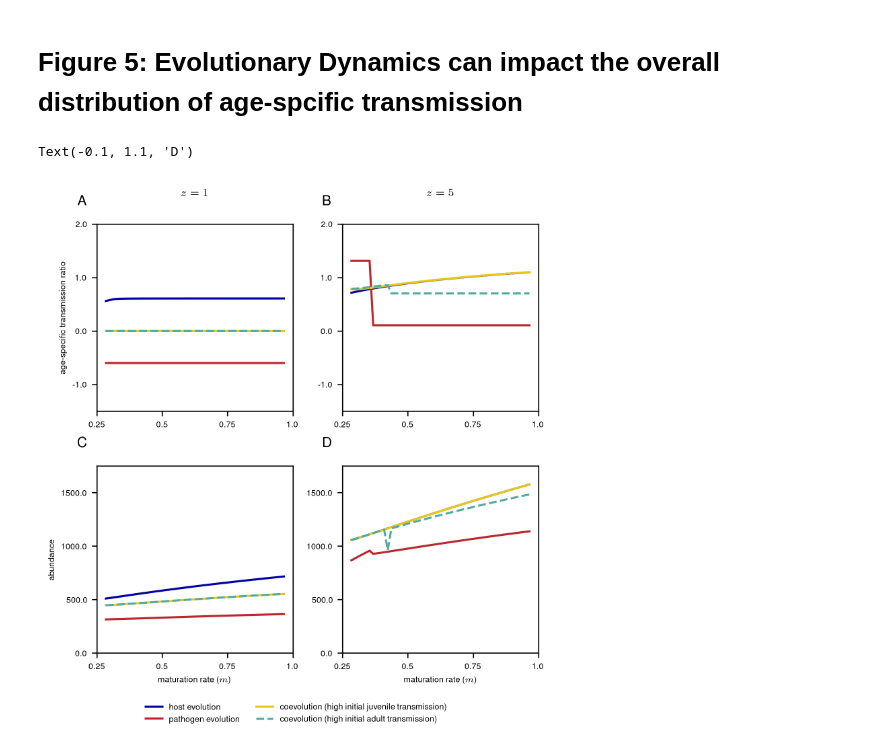
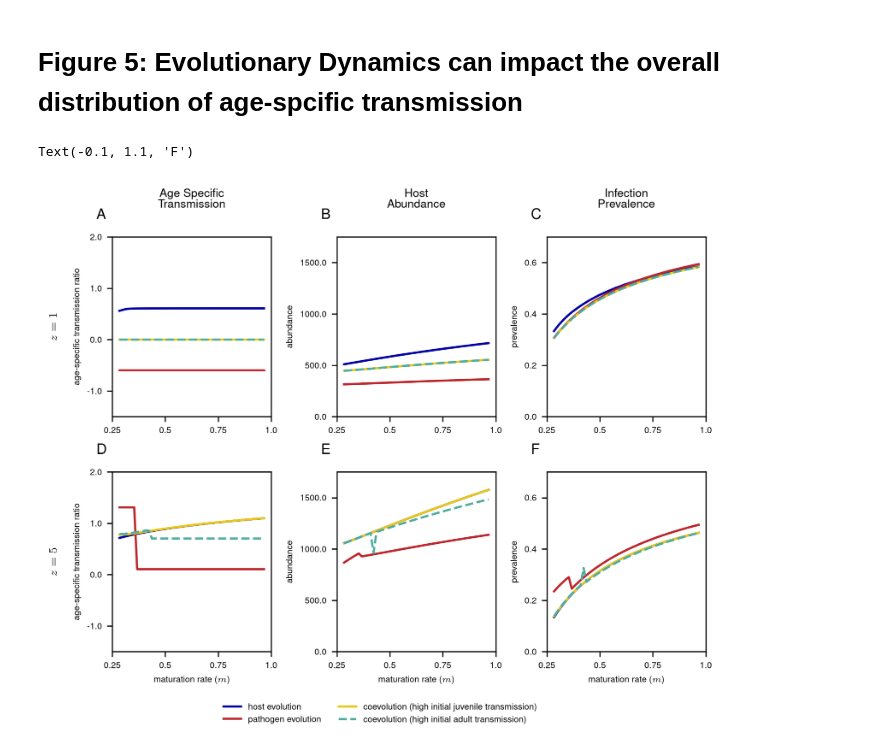
Before and after one commit to svhulse/transmission-coevolution, a Jupyter notebook: figures_main.ipynb, the cells around one changed output. Saved outputs shown, nothing was run; the diff lists cells and outputs as text; code cells hidden in the pictures.

```diff
--- a/figures_main.ipynb
+++ b/figures_main.ipynb
@@ -150,7 +150,7 @@ path_raster = RasterAnalysis(path_path, arg_x='m', arg_y='z')
 coevol_raster_50 = RasterAnalysis(coevol_path_50, arg_x='m', arg_y='z')
 coevol_raster_60 = RasterAnalysis(coevol_path_60, arg_x='m', arg_y='z')
 # %%
-fig, ax = plt.subplots(figsize=(5,5), ncols=2, nrows=2, layout='compressed')
+fig, ax = plt.subplots(ncols=2, nrows=2, layout='compressed')
 
 S_host, I_host, = host_raster.evol_plot()
 S_path, I_path, = path_raster.evol_plot()
@@ -316,13 +316,15 @@ path_raster = RasterAnalysis(path_path, arg_x='m', arg_y='z')
 coevol_raster_50 = RasterAnalysis(coevol_path_50, arg_x='m', arg_y='z')
 coevol_raster_60 = RasterAnalysis(coevol_path_60, arg_x='m', arg_y='z')
 # %%
-fig, ax = plt.subplots(figsize=(5, 5), ncols=3, nrows=2, layout='compressed')
+fig, ax = plt.subplots(ncols=3, nrows=2, layout='compressed')
 
 z_1 = 1
 z_2 = 5
 
 ind_1 = np.argmin((coevol_raster_60.y_vals - z_1)**2)
 ind_2 = np.argmin((coevol_raster_60.y_vals - z_2)**2)
+
+inds = [ind_1, ind_2]
 
 def label_xaxis(ax, n_ticks=4):
     m_vals = coevol_raster_60.x_vals
@@ -344,72 +346,61 @@ coevol_ratio_60 = np.log10(betaj_coevol_60 / betaa_coevol_60)
 coevol_ratio_50 = np.log10(betaj_coevol_50 / betaa_coevol_50)
 
 
 Sj_h, Sa_h, Ij_h, Ia_h = host_raster.abundance()
 Sj_p, Sa_p, Ij_p, Ia_p = path_raster.abundance()
 Sj_60c, Sa_60c, Ij_60c, Ia_60c = coevol_raster_60.abundance()
 Sj_50c, Sa_50c, Ij_50c, Ia_50c = coevol_raster_50.abundance()
 
 
-ax[0,0].plot(host_ratio[ind_1,:], label='host evolution', color=host_color)
-ax[0,0].plot(path_ratio[ind_1,:], label='pathogen evolution', color=path_color)
-ax[0,0].plot(coevol_ratio_60[ind_1,:], label='coevolution (high initial juvenile transmission)', color=coevol_color)
-ax[0,0].plot(coevol_ratio_50[ind_1,:], label='coevolution (high initial adult transmission)', color=coevol_color_2, linestyle='--')
+for i in range(2):
+    ax[i,0].plot(host_ratio[inds[i],:], label='host evolution', color=host_color)
+    ax[i,0].plot(path_ratio[inds[i],:], label='pathogen evolution', color=path_color)
+    ax[i,0].plot(coevol_ratio_60[inds[i],:], label='coevolution (high initial juvenile transmission)', color=coevol_color)
+    ax[i,0].plot(coevol_ratio_50[inds[i],:], label='coevolution (high initial adult transmission)', color=coevol_color_2, linestyle='--')
 
+    ax[i,1].plot((Sj_h+Sa_h+Ij_h+Ia_h)[inds[i],:], label='host evolution', color=host_color)
+    ax[i,1].plot((Sj_p+Sa_p+Ij_p+Ia_p)[inds[i],:], label='pathogen evolution', color=path_color)
+    ax[i,1].plot((Sj_60c+Sa_60c+Ij_60c+Ia_60c)[inds[i],:], label='coevolution (high initial juvenile)', color=coevol_color)
+    ax[i,1].plot((Sj_50c+Sa_50c+Ij_50c+Ia_50c)[inds[i],:], label='coevolution (high initial adult)', color=coevol_color_2, linestyle='--')
 
-ax[0,1].plot(host_ratio[ind_2,:], label='host evolution', color=host_color)
-ax[0,1].plot(path_ratio[ind_2,:], label='pathogen evolution', color=path_color)
-ax[0,1].plot(coevol_ratio_60[ind_2,:], label='coevolution (high initial juvenile)', color=coevol_color)
-ax[0,1].plot(coevol_ratio_50[ind_2,:], label='coevolution (high initial adult)', color=coevol_color_2, linestyle='--')
+    ax[i,2].plot(((Ij_h+Ia_h)/(Sj_h+Sa_h+Ij_h+Ia_h))[inds[i],:], label='host evolution', color=host_color)
+    ax[i,2].plot(((Ij_p+Ia_p)/(Sj_p+Sa_p+Ij_p+Ia_p))[inds[i],:], label='pathogen evolution', color=path_color)
+    ax[i,2].plot(((Ij_60c+Ia_60c)/(Sj_60c+Sa_60c+Ij_60c+Ia_60c))[inds[i],:], label='coevolution (high initial juvenile)', color=coevol_color)
+    ax[i,2].plot(((Ij_50c+Ia_50c)/(Sj_50c+Sa_50c+Ij_50c+Ia_50c))[inds[i],:], label='coevolution (high initial adult)', color=coevol_color_2, linestyle='--')
 
-ax[1,0].plot((Sj_h+Sa_h+Ij_h+Ia_h)[ind_1,:], label='host evolution', color=host_color)
-ax[1,0].plot((Sj_p+Sa_p+Ij_p+Ia_p)[ind_1,:], label='pathogen evolution', color=path_color)
-ax[1,0].plot((Sj_60c+Sa_60c+Ij_60c+Ia_60c)[ind_1,:], label='coevolution (high initial juvenile)', color=coevol_color)
-ax[1,0].plot((Sj_50c+Sa_50c+Ij_50c+Ia_50c)[ind_1,:], label='coevolution (high initial adult)', color=coevol_color_2, linestyle='--')
+    ax[i,0].set_ylim(-1.5, 2)
+    ax[i,1].set_ylim(0, 1750)
+    ax[i,2].set_ylim(0, 0.7)
 
+    ax[i,0].set_ylabel('age-specific transmission ratio')
+    ax[i,1].set_ylabel('abundance')
+    ax[i,2].set_ylabel('prevalence')
 
-ax[1,1].plot((Sj_h+Sa_h+Ij_h+Ia_h)[ind_2,:], label='host evolution', color=host_color)
-ax[1,1].plot((Sj_p+Sa_p+Ij_p+Ia_p)[ind_2,:], label='pathogen evolution', color=path_color)
-ax[1,1].plot((Sj_60c+Sa_60c+Ij_60c+Ia_60c)[ind_2,:], label='coevolution (high initial juvenile)', color=coevol_color)
-ax[1,1].plot((Sj_50c+Sa_50c+Ij_50c+Ia_50c)[ind_2,:], label='coevolution (high initial adult)', color=coevol_color_2, linestyle='--')
-
-ax[0,2].plot(((Ij_h+Ia_h)/(Sj_h+Sa_h+Ij_h+Ia_h))[ind_1,:], label='host evolution', color=host_color)
-ax[0,2].plot(((Ij_p+Ia_p)/(Sj_p+Sa_p+Ij_p+Ia_p))[ind_1,:], label='pathogen evolution', color=path_color)
-ax[0,2].plot(((Ij_60c+Ia_60c)/(Sj_60c+Sa_60c+Ij_60c+Ia_60c))[ind_1,:], label='coevolution (high initial juvenile)', color=coevol_color)
-ax[0,2].plot(((Ij_50c+Ia_50c)/(Sj_50c+Sa_50c+Ij_50c+Ia_50c))[ind_1,:], label='coevolution (high initial adult)', color=coevol_color_2, linestyle='--')
-
-ax[1,2].plot((Sj_h+Sa_h+Ij_h+Ia_h)[ind_2,:], label='host evolution', color=host_color)
-ax[1,2].plot((Sj_p+Sa_p+Ij_p+Ia_p)[ind_2,:], label='pathogen evolution', color=path_color)
-ax[1,2].plot((Sj_60c+Sa_60c+Ij_60c+Ia_60c)[ind_2,:], label='coevolution (high initial juvenile)', color=coevol_color)
-ax[1,2].plot((Sj_50c+Sa_50c+Ij_50c+Ia_50c)[ind_2,:], label='coevolution (high initial adult)', color=coevol_color_2, linestyle='--')
-
-ax[0,0].set_ylim(-1.5, 2)
-ax[0,1].set_ylim(-1.5, 2)
-
-ax[1,0].set_ylim(0, 1750)
-ax[1,1].set_ylim(0, 1750)
 
 for axis in ax.reshape(-1):
     axis.yaxis.set_major_locator(matplotlib.ticker.MaxNLocator(nbins=4))
     axis.yaxis.set_major_formatter(matplotlib.ticker.FormatStrFormatter('%.1f'))
 
-ax[0,0].set_title(r'$z=1$', fontsize=8, pad=20)
-ax[0,1].set_title(r'$z=5$', fontsize=8, pad=20)
+ax[0,0].annotate(r'$z=1$', xy=(0, 0.5), xytext=(-40,0), xycoords='axes fraction', textcoords='offset points', ha='center', va='center', rotation=90, fontsize=8)
+ax[1,0].annotate(r'$z=5$', xy=(0, 0.5), xytext=(-40,0), xycoords='axes fraction', textcoords='offset points', ha='center', va='center', rotation=90, fontsize=8)
 
-ax[0,0].set_ylabel('age-specific transmission ratio')
-ax[1,0].set_ylabel('abundance')
+ax[0,0].set_title('Age Specific\nTransmission', fontsize=8, pad=20)
+ax[0,1].set_title('Host\nAbundance', fontsize=8, pad=20)
+ax[0,2].set_title('Infection\nPrevalence', fontsize=8, pad=20)
 
-ax[1,0].set_xlabel(r'maturation rate ($m$)')
-ax[1,1].set_xlabel(r'maturation rate ($m$)')
+[ax[1,i].set_xlabel(r'maturation rate ($m$)') for i in range(3)]
 
 for axis in ax.reshape(-1): label_xaxis(axis)
 
 lines, labels = ax[0,0].get_legend_handles_labels()
 fig.legend(lines, labels, ncol=2, loc='center', bbox_to_anchor=(0.5, -0.05), frameon=False, fontsize=6)
 
 ax[0,0].annotate("A", xy=(-0.1, 1.1), xycoords="axes fraction", fontsize=plot_label_size)
 ax[0,1].annotate("B", xy=(-0.1, 1.1), xycoords="axes fraction", fontsize=plot_label_size)
-ax[1,0].annotate("C", xy=(-0.1, 1.1), xycoords="axes fraction", fontsize=plot_label_size)
-ax[1,1].annotate("D", xy=(-0.1, 1.1), xycoords="axes fraction", fontsize=plot_label_size)
+ax[0,2].annotate("C", xy=(-0.1, 1.1), xycoords="axes fraction", fontsize=plot_label_size)
+ax[1,0].annotate("D", xy=(-0.1, 1.1), xycoords="axes fraction", fontsize=plot_label_size)
+ax[1,1].annotate("E", xy=(-0.1, 1.1), xycoords="axes fraction", fontsize=plot_label_size)
+ax[1,2].annotate("F", xy=(-0.1, 1.1), xycoords="axes fraction", fontsize=plot_label_size)
 # %% [output]
-Text(-0.1, 1.1, 'D')
+Text(-0.1, 1.1, 'F')
-[figure, old version]
+[figure, new version]
```
Also changed, not shown: parts of 3 cells of this notebook, 11 other files.
